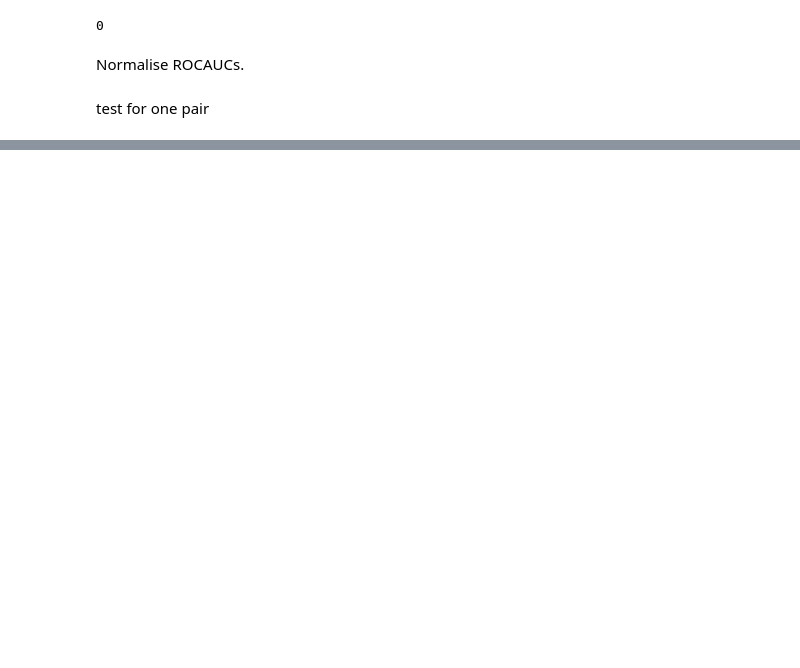
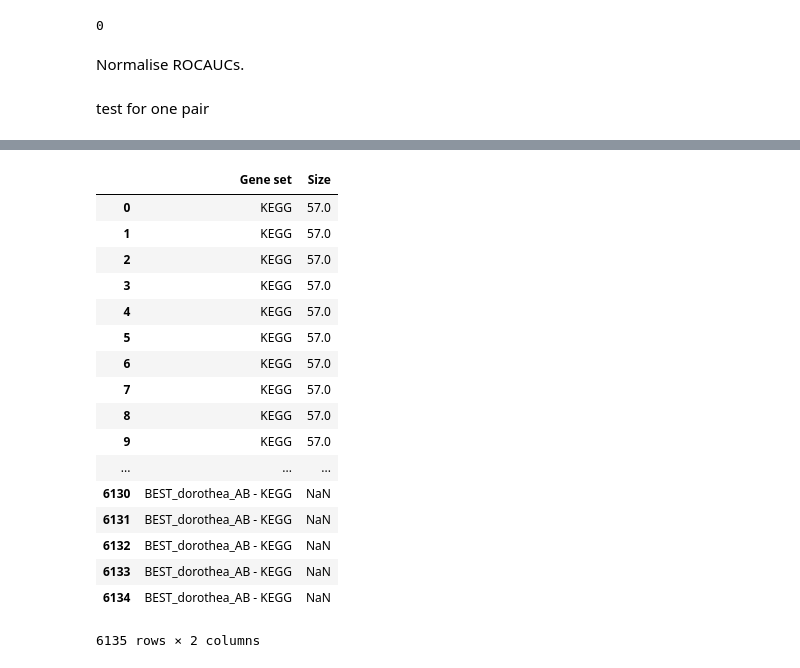
Before and after one commit to bence-szalai/why-pathway-methods-work, a Jupyter notebook: notebooks/overlap_analysis.ipynb, the cells around one changed output, grey strips where cells are left out. Cells and saved outputs as stored; diff of their text form; code cells hidden in the pictures; blank space fills up the shorter version.

```diff
--- a/notebooks/overlap_analysis.ipynb
+++ b/notebooks/overlap_analysis.ipynb
@@ -254,0 +333,21 @@ sns.violinplot(x='Gene set',y='Informative score',data=results)
+# %%
+results_genesets
+# %% [output]
+|  | Gene set | Size |
+| 0 | KEGG | 57.0 |
+| 1 | KEGG | 57.0 |
+| 2 | KEGG | 57.0 |
+| 3 | KEGG | 57.0 |
+| 4 | KEGG | 57.0 |
+| 5 | KEGG | 57.0 |
+| 6 | KEGG | 57.0 |
+| 7 | KEGG | 57.0 |
+| 8 | KEGG | 57.0 |
+| 9 | KEGG | 57.0 |
+| ... | ... | ... |
+| 6130 | BEST_dorothea_AB - KEGG | NaN |
+| 6131 | BEST_dorothea_AB - KEGG | NaN |
+| 6132 | BEST_dorothea_AB - KEGG | NaN |
+| 6133 | BEST_dorothea_AB - KEGG | NaN |
+| 6134 | BEST_dorothea_AB - KEGG | NaN |
+6135 rows × 2 columns
```
Also changed, not shown: parts of 28 cells of this notebook, 1 other file.
